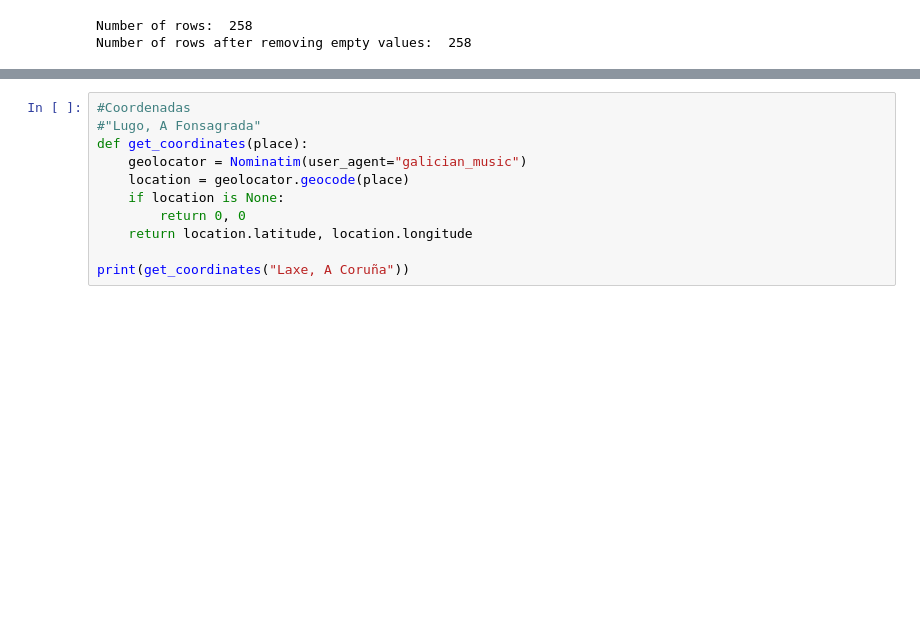
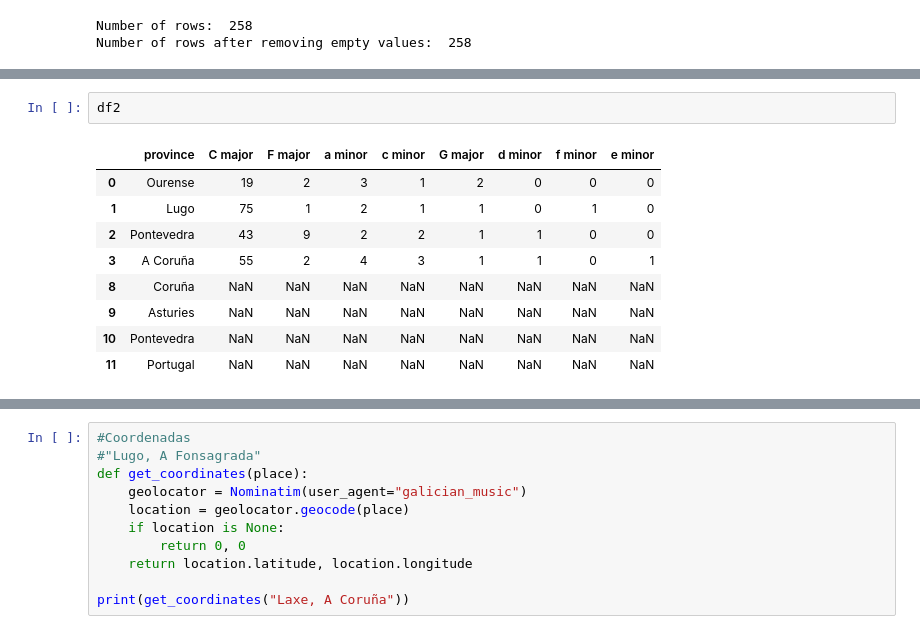
Before and after one commit to iferco/GMD-classification, a Jupyter notebook: testing/map_prueba.ipynb, the cells around one changed output, grey strips where cells are left out. Cells and saved outputs as stored; diff of their text form; blank space fills up the shorter version.

```diff
--- a/testing/map_prueba.ipynb
+++ b/testing/map_prueba.ipynb
@@ -211,3 +209,15 @@ df2
+# %%
+df2
+# %% [output]
+|  | province | C major | F major | a minor | c minor | G major | d minor | f minor | e minor |
+| 0 | Ourense | 19 | 2 | 3 | 1 | 2 | 0 | 0 | 0 |
+| 1 | Lugo | 75 | 1 | 2 | 1 | 1 | 0 | 1 | 0 |
+| 2 | Pontevedra | 43 | 9 | 2 | 2 | 1 | 1 | 0 | 0 |
+| 3 | A Coruña | 55 | 2 | 4 | 3 | 1 | 1 | 0 | 1 |
+| 8 | Coruña | NaN | NaN | NaN | NaN | NaN | NaN | NaN | NaN |
+| 9 | Asturies | NaN | NaN | NaN | NaN | NaN | NaN | NaN | NaN |
+| 10 | Pontevedra | NaN | NaN | NaN | NaN | NaN | NaN | NaN | NaN |
+| 11 | Portugal | NaN | NaN | NaN | NaN | NaN | NaN | NaN | NaN |
 # %%
 #Now I will get the total number of muiñeiras in each province
 total_ourense=get_total('Ourense')
```
Also changed, not shown: parts of 13 cells of this notebook, 11 other files.
